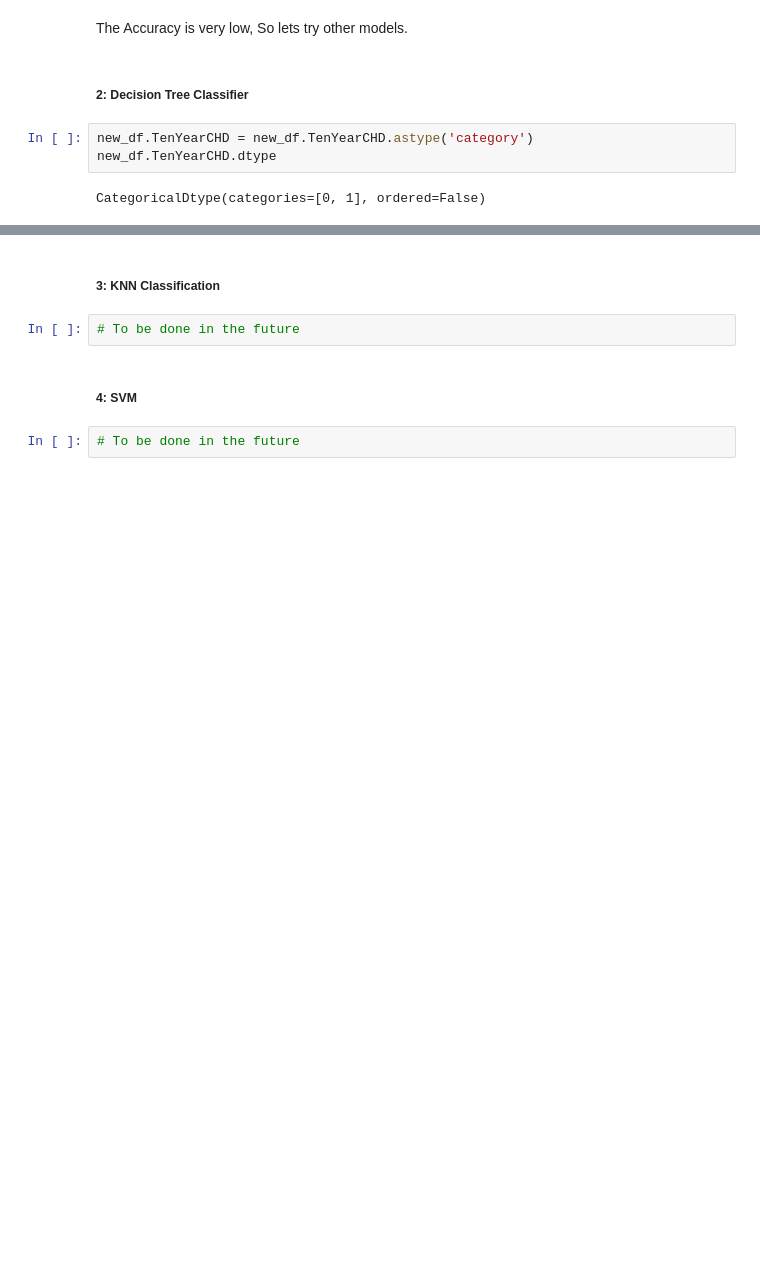
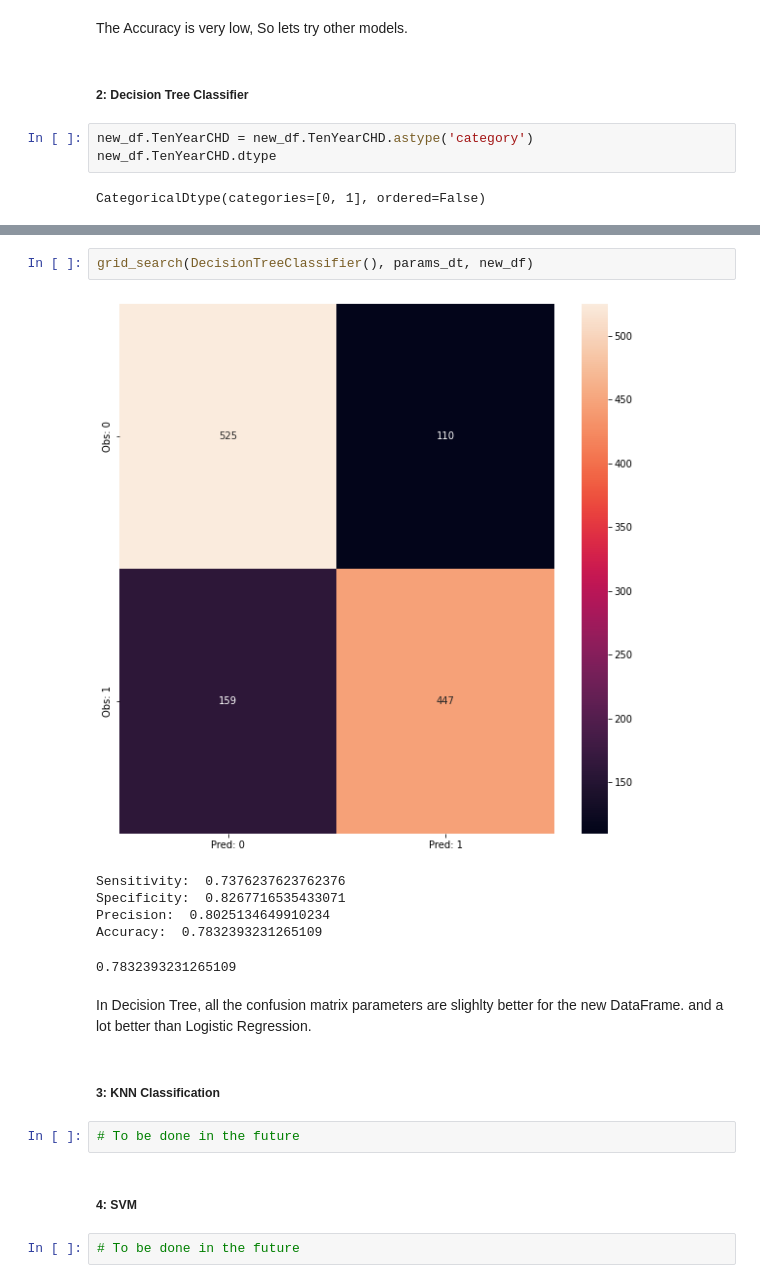
Before and after one commit to Dhruv-Chandra/Heart-Patients, a Jupyter notebook: Heart Patients.ipynb, the cells around one changed output, grey strips where cells are left out. Cells and saved outputs as stored; diff of their text form; blank space fills up the shorter version.

```diff
--- a/Heart Patients.ipynb
+++ b/Heart Patients.ipynb
@@ -605,3 +514,15 @@ A Lot better than Logistic Regression.
+# %%
+grid_search(DecisionTreeClassifier(), params_dt, new_df)
+# %% [output]
+[figure, added]
+Sensitivity:  0.7376237623762376
+Specificity:  0.8267716535433071
+Precision:  0.8025134649910234
+Accuracy:  0.7832393231265109
+0.7832393231265109
+# %% [markdown]
+In Decision Tree, all the confusion matrix parameters are slighlty better for the new DataFrame.
+and a lot better than Logistic Regression.
 # %% [markdown]
 ##### 3: KNN Classification
 # %%
```
Also changed, not shown: parts of 46 cells of this notebook.
